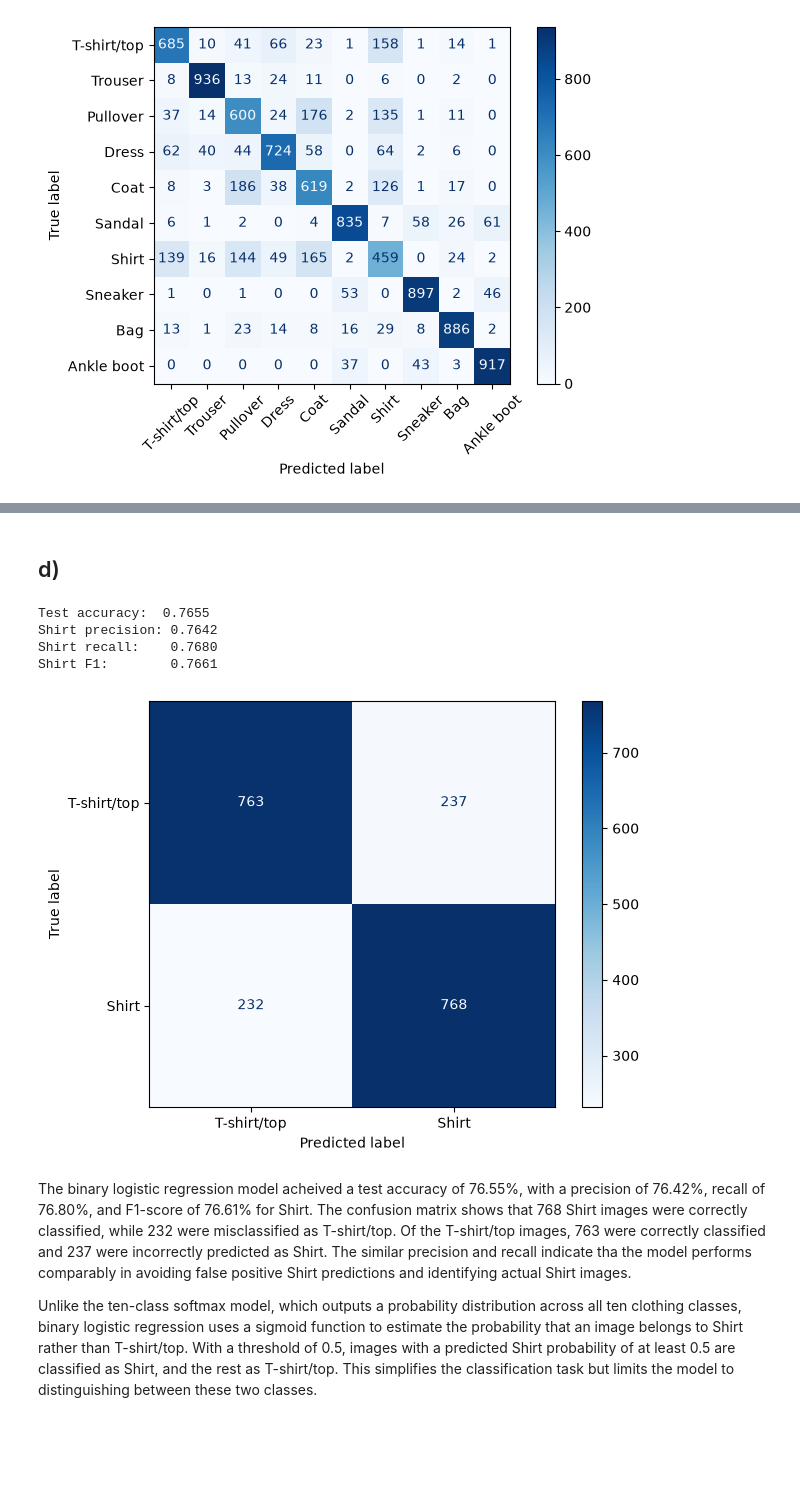
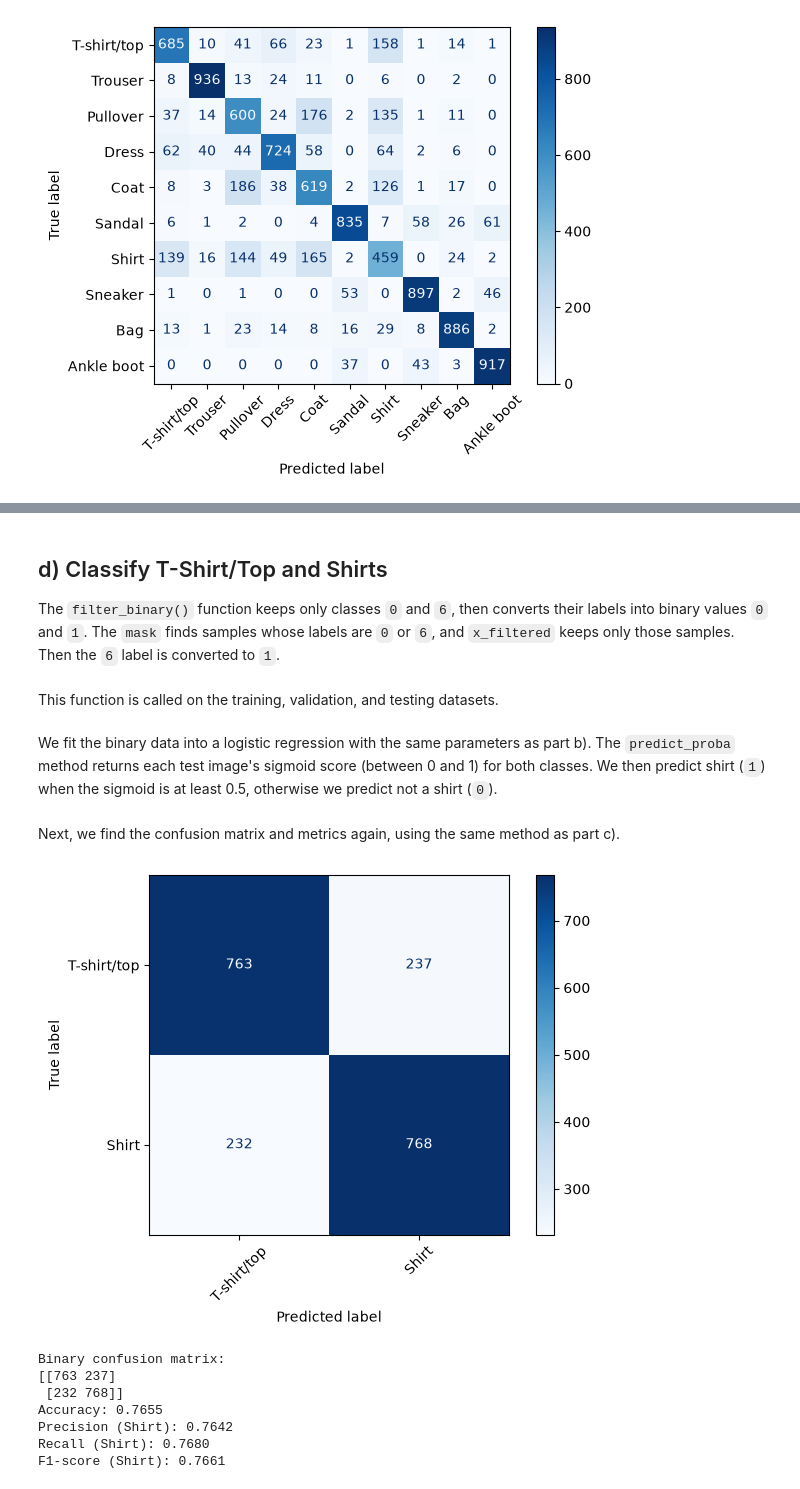
Before and after one commit to codettlaff/CPTS_575, a Jupyter notebook: assignment4/fashion_mnist.ipynb, the cells around one changed output, grey strips where cells are left out. Saved outputs shown, nothing was run; the diff lists cells and outputs as text; code cells hidden in the pictures; blank space fills up the shorter version.

```diff
--- a/assignment4/fashion_mnist.ipynb
+++ b/assignment4/fashion_mnist.ipynb
@@ -198,2 +320,5 @@ The model frequently confuses  `Pullover` and `Coat`, with 176 pullovers misclas
 # %% [markdown]
-## d)
+## d) Classify T-Shirt/Top and Shirts
+
+
+The `filter_binary()` function keeps only classes `0` and `6`, then converts their labels into binary values `0` and `1`. The `mask` finds samples whose labels are `0` or `6`, and `x_filtered` keeps only those samples. Then the `6` label is converted to `1`.
@@ -199,0 +331,2 @@ The model frequently confuses  `Pullover` and `Coat`, with 176 pullovers misclas
+# %% [markdown]
+This function is called on the training, validation, and testing datasets.
@@ -200,39 +337,39 @@ The model frequently confuses  `Pullover` and `Coat`, with 176 pullovers misclas
+# %% [markdown]
+We fit the binary data into a logistic regression with the same parameters as part b). The `predict_proba` method returns each test image's sigmoid score (between 0 and 1) for both classes. We then predict shirt (`1`) when the sigmoid is at least 0.5, otherwise we predict not a shirt (`0`).
 # %%
-def filter_binary(X, y):
-    mask = np.isin(y, [0, 6])
-    X_filtered = X[mask]
-    y_binary = (y[mask] == 6).astype(int)  # T-shirt/top=0, shirt=1
-    return X_filtered, y_binary
-
-X_train_bin, y_train_bin = filter_binary(X_train_sub, y_train_sub)
-X_val_bin, y_val_bin = filter_binary(X_val, y_val)  # Filtered, not used for fitting
-X_test_bin, y_test_bin = filter_binary(X_test, y_test)
-
 model_bin = LogisticRegression(solver="lbfgs", C=0.01, penalty="l2", max_iter=3000, random_state=42)
 model_bin.fit(X_train_bin, y_train_bin)
 
 # Predict shirt (class 1) when its sigmoid probability is at least 0.5
 shirt_prob = model_bin.predict_proba(X_test_bin)[:, 1]
 y_pred_bin = (shirt_prob >= 0.5).astype(int)
-
-print(f"Test accuracy:  {accuracy_score(y_test_bin, y_pred_bin):.4f}")
-print(f"Shirt precision: {precision_score(y_test_bin, y_pred_bin):.4f}")
-print(f"Shirt recall:    {recall_score(y_test_bin, y_pred_bin):.4f}")
-print(f"Shirt F1:        {f1_score(y_test_bin, y_pred_bin):.4f}")
-
-ConfusionMatrixDisplay(
-    confusion_matrix(y_test_bin, y_pred_bin, labels=[0, 1]),
-    display_labels=["T-shirt/top", "Shirt"],
-).plot(cmap="Blues")
-plt.tight_layout()
-plt.show()
-# %% [output]
-Test accuracy:  0.7655
-Shirt precision: 0.7642
-Shirt recall:    0.7680
-Shirt F1:        0.7661
-[figure, removed]
-# %% [markdown]
-The binary logistic regression model acheived a test accuracy of 76.55%, with a precision of 76.42%, recall of 76.80%, and F1-score of 76.61% for Shirt. The confusion matrix shows that 768 Shirt images were correctly classified, while 232 were misclassified as T-shirt/top. Of the T-shirt/top images, 763 were correctly classified and 237 were incorrectly predicted as Shirt. The similar precision and recall indicate tha the model performs comparably in avoiding false positive Shirt predictions and identifying actual Shirt images.
-
-Unlike the ten-class softmax model, which outputs a probability distribution across all ten clothing classes, binary logistic regression uses a sigmoid function to estimate the probability that an image belongs to Shirt rather than T-shirt/top. With a threshold of 0.5, images with a predicted Shirt probability of at least 0.5 are classified as Shirt, and the rest as T-shirt/top. This simplifies the classification task but limits the model to distinguishing between these two classes.
+# %% [markdown]
+Next, we find the confusion matrix and metrics again, using the same method as part c).
+# %%
+class_names_bin = ["T-shirt/top", "Shirt"]
+
+disp = ConfusionMatrixDisplay.from_predictions(
+    y_test_bin,
+    y_pred_bin,
+    display_labels=class_names_bin,
+    cmap="Blues",
+    xticks_rotation=45)
+plt.tight_layout()
+plt.show()
+
+cm_bin = disp.confusion_matrix
+
+print(f"Binary confusion matrix:\n{cm_bin}")
+print(f"Accuracy: {accuracy_score(y_test_bin, y_pred_bin):.4f}")
+print(f"Precision (Shirt): {precision_score(y_test_bin, y_pred_bin, pos_label=1):.4f}")
+print(f"Recall (Shirt): {recall_score(y_test_bin, y_pred_bin, pos_label=1):.4f}")
+print(f"F1-score (Shirt): {f1_score(y_test_bin, y_pred_bin, pos_label=1):.4f}")
+# %% [output]
+[figure, added]
+Binary confusion matrix:
+[[763 237]
+ [232 768]]
+Accuracy: 0.7655
+Precision (Shirt): 0.7642
+Recall (Shirt): 0.7680
+F1-score (Shirt): 0.7661
```
Also changed, not shown: parts of 31 cells of this notebook.
